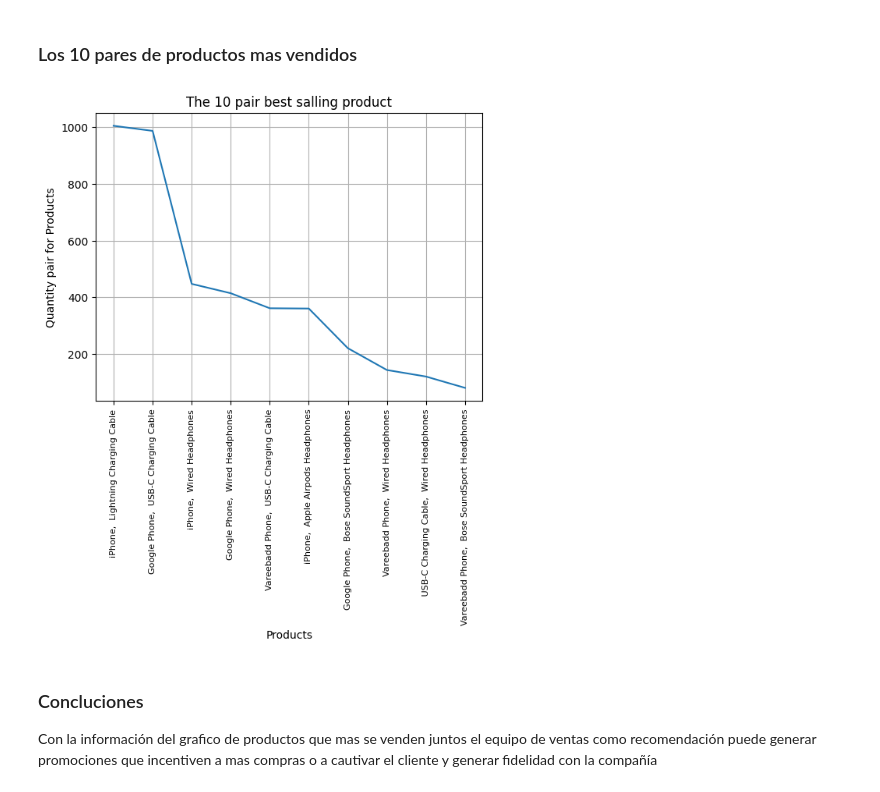
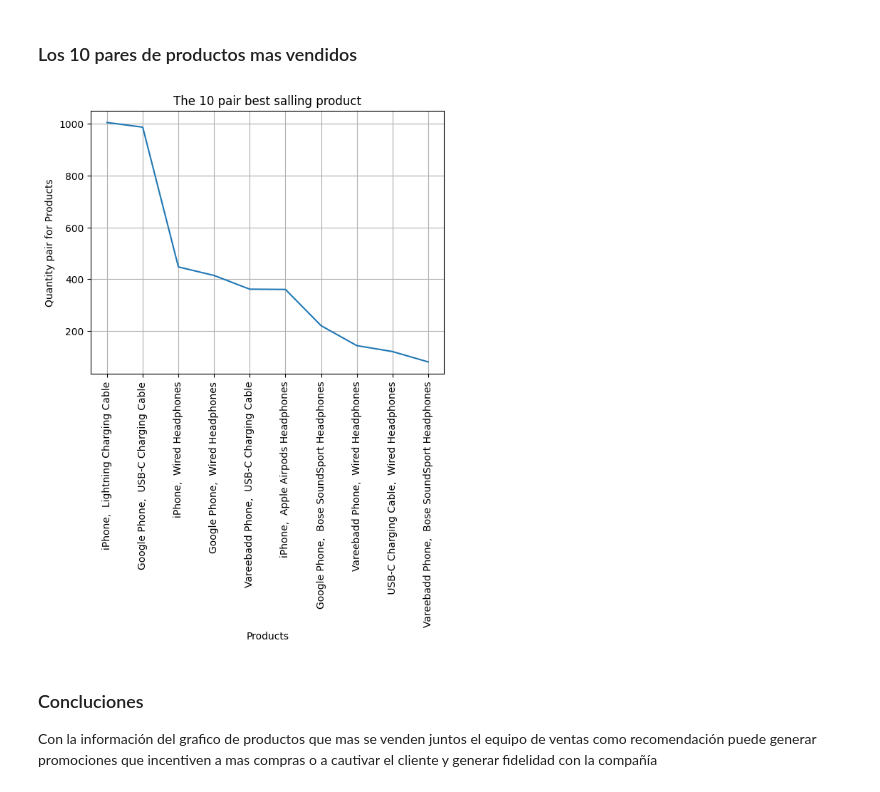
Before and after one commit to jhonthe77/Sales_Data, a Jupyter notebook: sales.ipynb, the cells around one changed output. Drawn from its saved outputs; the diff is of its cells as text; code cells hidden in the pictures.

```diff
--- a/sales.ipynb
+++ b/sales.ipynb
@@ -31,10 +31,10 @@ colores = ['aliceblue', 'antiquewhite', 'aqua', 'aquamarine', 'azure', 'beige',
 # %% [markdown]
 ### Lectura y creacion de los archivos para trabajar
 # %%
-data=os.listdir("C:/Users/anala/OneDrive/Imágenes/Sales_Data/data")
+data=os.listdir('data')
 all_sales= pd.DataFrame()
 for file in data:
-    all_sales=pd.concat([all_sales,pd.read_csv("C:/Users/anala/OneDrive/Imágenes/Sales_Data/data/"+file)])
+    all_sales=pd.concat([all_sales,pd.read_csv("data/"+file)])
 
 all_sales.to_csv('all_sales.csv')
 all_sales=pd.read_csv('all_sales.csv')
@@ -330,14 +337,14 @@ df_10_products_best=pd.DataFrame(data,index=range(1,11))
 # %%
 df_10_products_best
 plt.plot(df_10_products_best['Names of the Products'],df_10_products_best['Quantity'])
-plt.xticks(rotation='vertical',size=8)
+plt.xticks(rotation='vertical',size=10)
 plt.xlabel('Products')
 plt.ylabel('Quantity pair for Products')
 plt.title('The 10 pair best salling product')
 plt.grid()
 plt.show()
 # %% [output]
-[figure, old version]
+[figure, new version]
 # %% [markdown]
 ### Concluciones
 Con la información del grafico de productos que mas se venden juntos el equipo de ventas como recomendación puede generar promociones que incentiven a mas compras o a cautivar el cliente y generar fidelidad con la compañía
```
Also changed, not shown: parts of 4 cells of this notebook.
